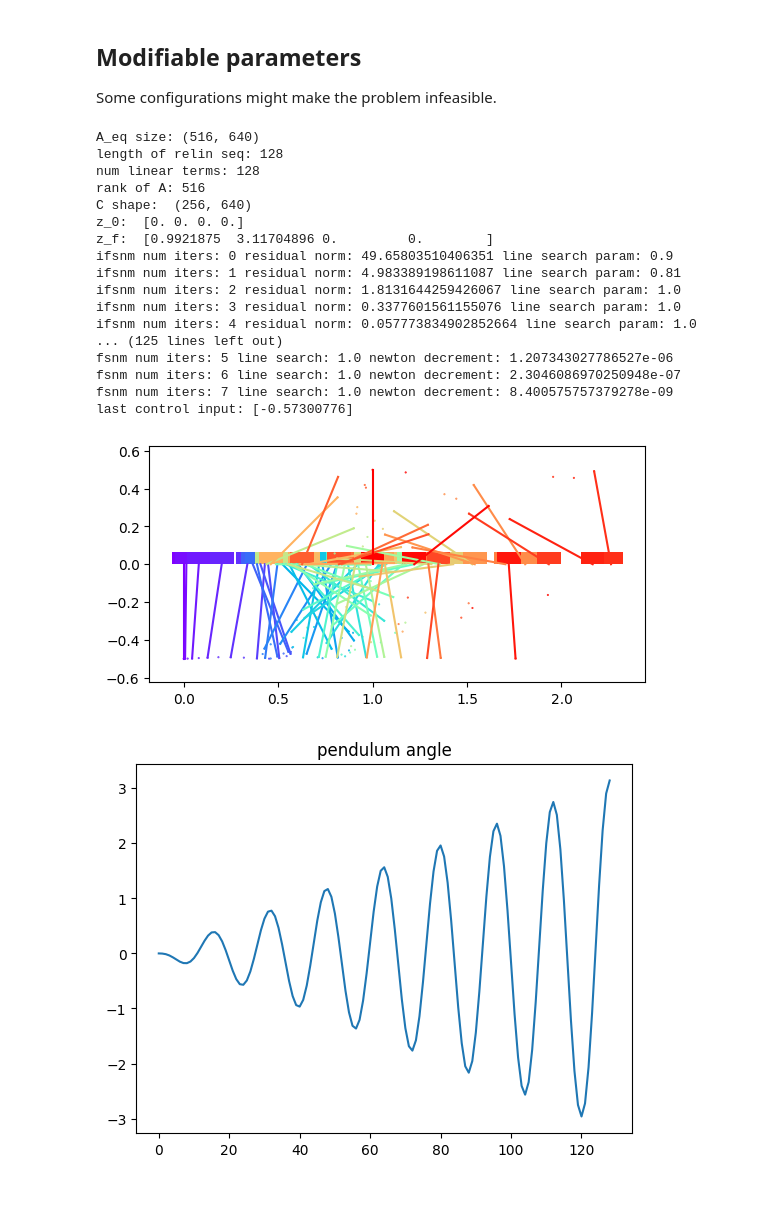
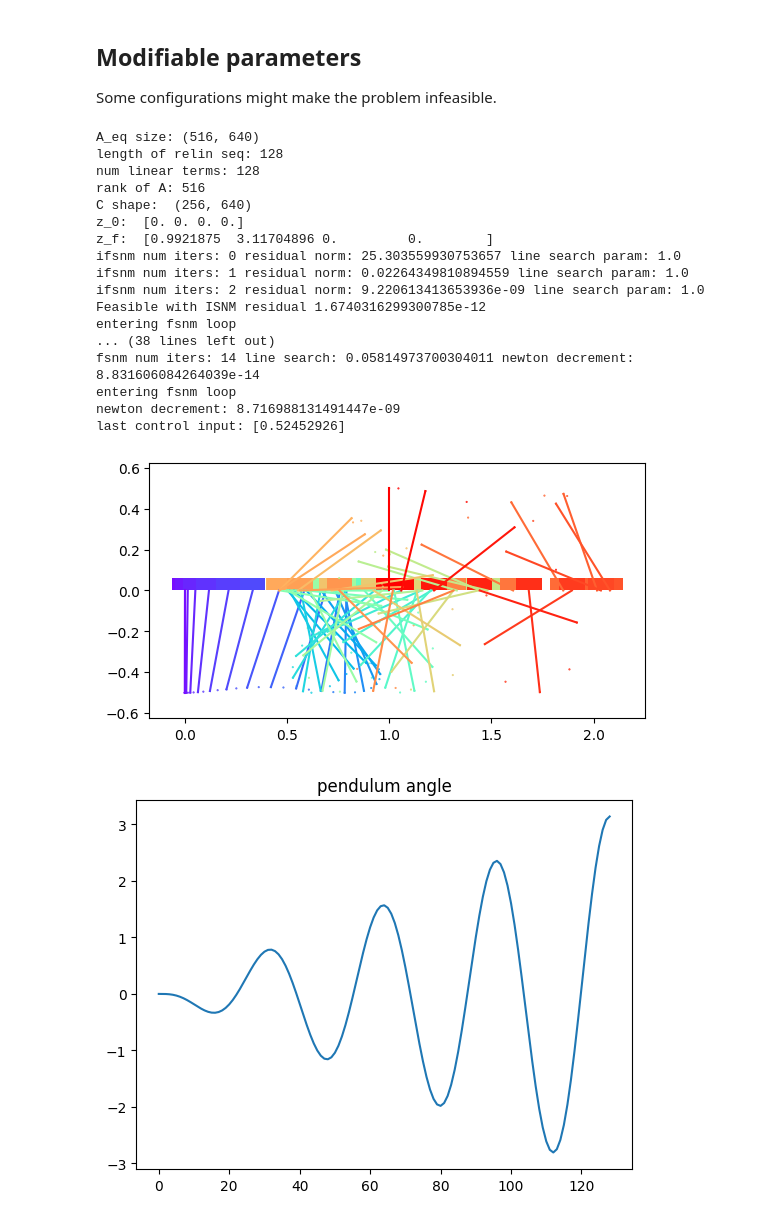
Before and after one commit to therealjtgill/traj_opt, a Jupyter notebook: cartpole_traj_opt.ipynb, the cells around one changed output. Saved outputs shown, nothing was run; the diff lists cells and outputs as text; code cells hidden in the pictures.

Commit message:
Made the two new functions take the same arguments and build their own input weight matrices.

```diff
--- a/cartpole_traj_opt.ipynb
+++ b/cartpole_traj_opt.ipynb
@@ -705,11 +669,8 @@ N = 128
 # Total amount of time
 T = 4.0
 
-u_min = -5.0
-u_max = 5.0
-
-z_0 = np.array([0.0, 0.0, 0.0, 0.0])
-z_final = np.array([1.0, np.pi, 0.0, 0.0])
+u_min = -15.0
+u_max = 15.0
 
 m_pend = 0.3
 m_cart = 0.3
@@ -717,27 +678,30 @@ l_pend = 0.5
 
 dynamics = CartpoleDynamics(l_pend, m_pend, m_cart, u_min, u_max)
 
-control_weighting = np.ones(N * dynamics.control_size)
+z_0 = np.array([0.0, 0.0, 0.0, 0.0])
+z_final = np.array([1.0, np.pi, 0.0, 0.0])
+
+# control_weighting = np.ones(N * dynamics.control_size)
 # control_weighting = np.ones((N + 1) * dynamics.control_size)
 # %%
-cartpole_trajectory_optimizer_with_class()
+cartpole_trajectory_optimizer_with_class(N, T, dynamics, z_0, z_final)
 # %% [output]
 A_eq size: (516, 640)
 length of relin seq: 128
 num linear terms: 128
 rank of A: 516
 C shape:  (256, 640)
 z_0:  [0. 0. 0. 0.]
 z_f:  [0.9921875  3.11704896 0.         0.        ]
-ifsnm num iters: 0 residual norm: 49.65803510406351 line search param: 0.9
-ifsnm num iters: 1 residual norm: 4.983389198611087 line search param: 0.81
-ifsnm num iters: 2 residual norm: 1.8131644259426067 line search param: 1.0
-ifsnm num iters: 3 residual norm: 0.3377601561155076 line search param: 1.0
-ifsnm num iters: 4 residual norm: 0.057773834902852664 line search param: 1.0
-... (125 lines left out)
-fsnm num iters: 5 line search: 1.0 newton decrement: 1.207343027786527e-06
-fsnm num iters: 6 line search: 1.0 newton decrement: 2.3046086970250948e-07
-fsnm num iters: 7 line search: 1.0 newton decrement: 8.400575757379278e-09
-last control input: [-0.57300776]
+ifsnm num iters: 0 residual norm: 25.303559930753657 line search param: 1.0
+ifsnm num iters: 1 residual norm: 0.02264349810894559 line search param: 1.0
+ifsnm num iters: 2 residual norm: 9.220613413653936e-09 line search param: 1.0
+Feasible with ISNM residual 1.6740316299300785e-12
+entering fsnm loop
+... (38 lines left out)
+fsnm num iters: 14 line search: 0.05814973700304011 newton decrement: 8.831606084264039e-14
+entering fsnm loop
+newton decrement: 8.716988131491447e-09
+last control input: [0.52452926]
-[figure, old version]
+[figure, new version]
-[figure, old version]
+[figure, new version]
```
Also changed, not shown: parts of 4 cells of this notebook.
